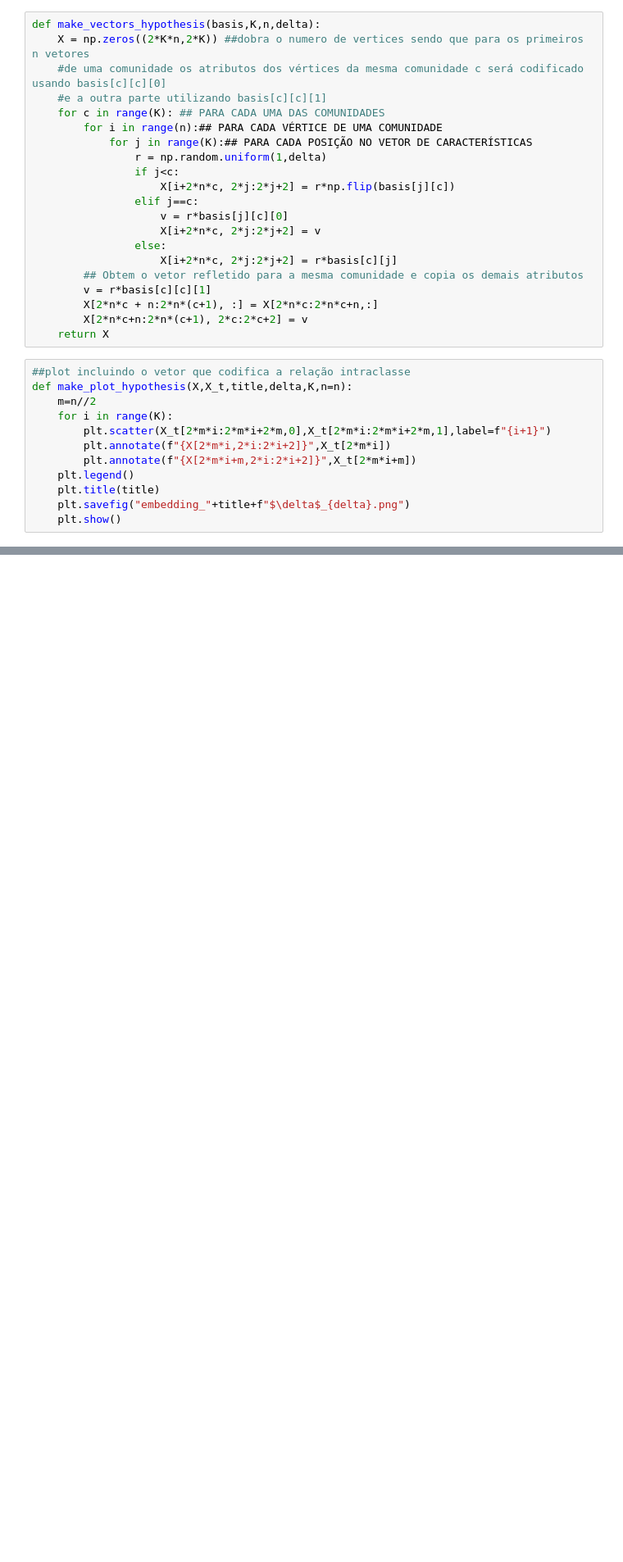
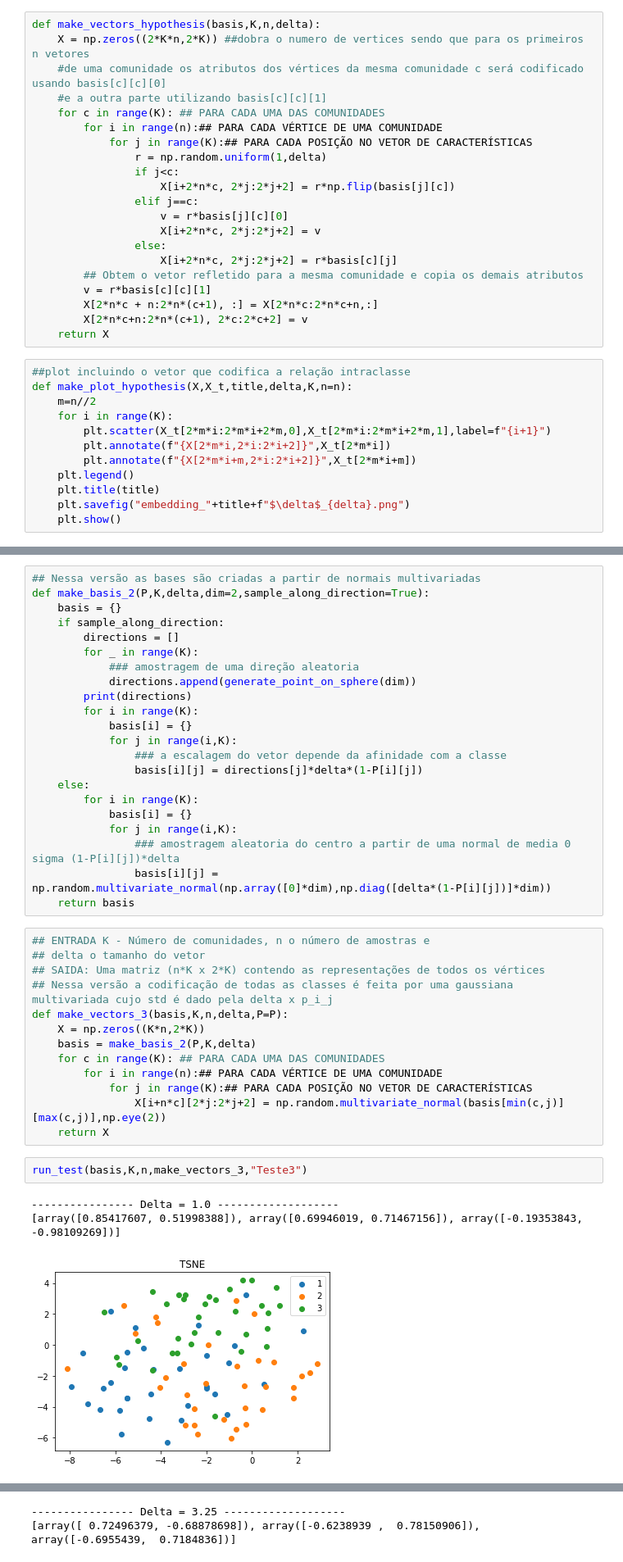
Before and after one commit to FelipeSchreiber/ideias_aleatorias_mestrado, a Jupyter notebook: ModeloProposto.ipynb, the cells around one changed output, grey strips where cells are left out. Shown at 82% size. Cells and saved outputs as stored; diff of their text form; blank space fills up the shorter version.

```diff
--- a/ModeloProposto.ipynb
+++ b/ModeloProposto.ipynb
@@ -340,0 +400,41 @@ make_plot_hypothesis(X,X_t,"SVD",delta,K,n)
+# %%
+## Nessa versão as bases são criadas a partir de normais multivariadas
+def make_basis_2(P,K,delta,dim=2,sample_along_direction=True):
+    basis = {}
+    if sample_along_direction:
+        directions = []
+        for _ in range(K):
+            ### amostragem de uma direção aleatoria
+            directions.append(generate_point_on_sphere(dim))
+        print(directions)
+        for i in range(K):
+            basis[i] = {}
+            for j in range(i,K):
+                ### a escalagem do vetor depende da afinidade com a classe
+                basis[i][j] = directions[j]*delta*(1-P[i][j])
+    else:
+        for i in range(K):
+            basis[i] = {}
+            for j in range(i,K):
+                ### amostragem aleatoria do centro a partir de uma normal de media 0 sigma (1-P[i][j])*delta
+                basis[i][j] = np.random.multivariate_normal(np.array([0]*dim),np.diag([delta*(1-P[i][j])]*dim))
+    return basis
+# %%
+## ENTRADA K - Número de comunidades, n o número de amostras e
+## delta o tamanho do vetor
+## SAIDA: Uma matriz (n*K x 2*K) contendo as representações de todos os vértices
+## Nessa versão a codificação de todas as classes é feita por uma gaussiana multivariada cujo std é dado pela delta x p_i_j
+def make_vectors_3(basis,K,n,delta,P=P):
+    X = np.zeros((K*n,2*K))
+    basis = make_basis_2(P,K,delta)
+    for c in range(K): ## PARA CADA UMA DAS COMUNIDADES
+        for i in range(n):## PARA CADA VÉRTICE DE UMA COMUNIDADE
+            for j in range(K):## PARA CADA POSIÇÃO NO VETOR DE CARACTERÍSTICAS
+                X[i+n*c][2*j:2*j+2] = np.random.multivariate_normal(basis[min(c,j)][max(c,j)],np.eye(2))
+    return X
+# %%
+run_test(basis,K,n,make_vectors_3,"Teste3")
+# %% [output]
+---------------- Delta = 1.0 -------------------
+[array([0.85417607, 0.51998388]), array([0.69946019, 0.71467156]), array([-0.19353843, -0.98109269])]
+[figure, added]
@@ -340,0 +442,2 @@ make_plot_hypothesis(X,X_t,"SVD",delta,K,n)
+---------------- Delta = 3.25 -------------------
+[array([ 0.72496379, -0.68878698]), array([-0.6238939 ,  0.78150906]), array([-0.6955439,  0.7184836])]
```
Also changed, not shown: parts of 14 cells of this notebook, 3 other files.
